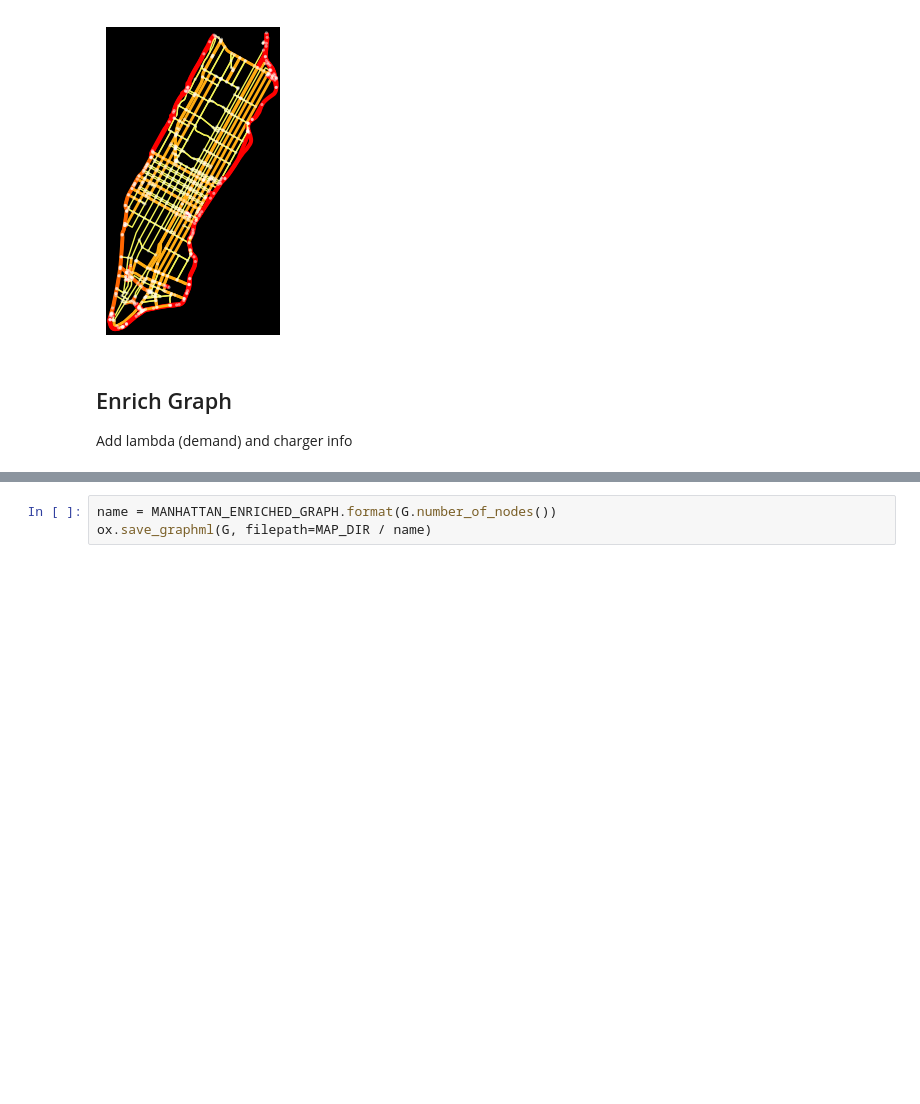
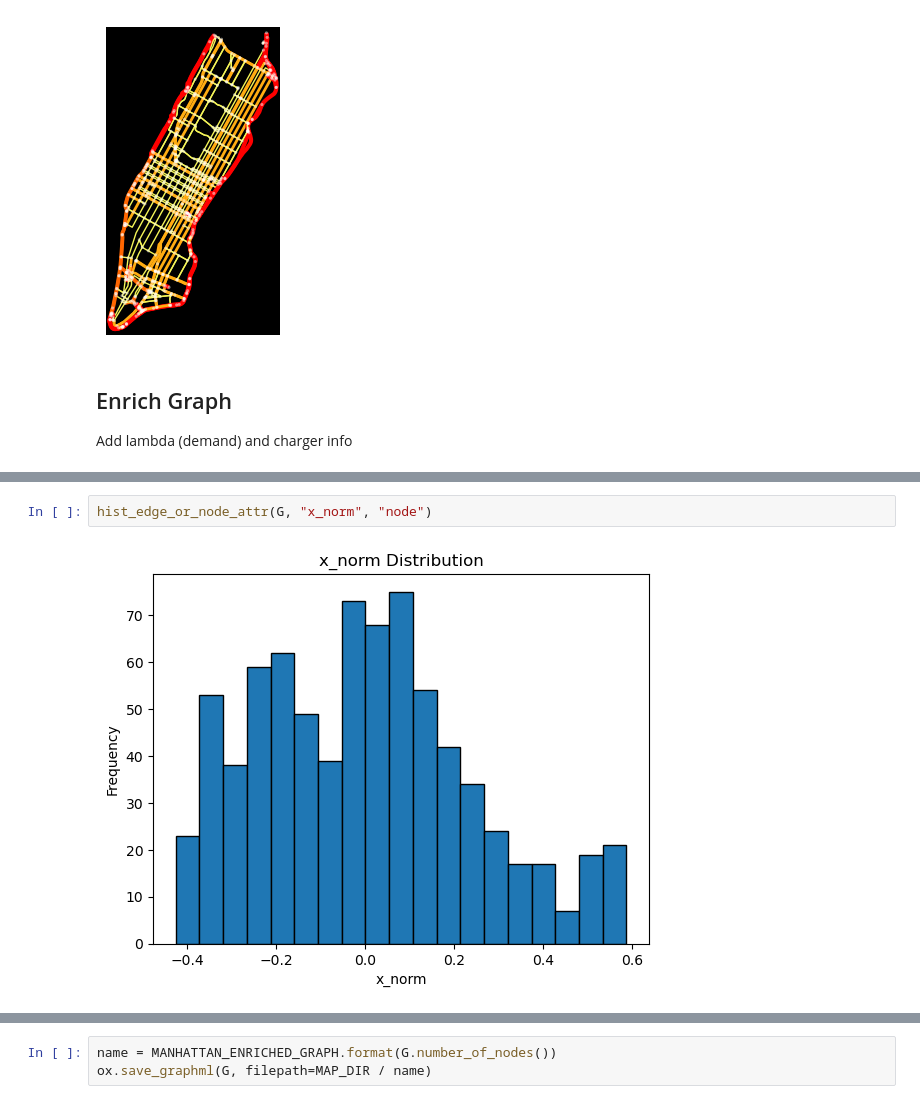
Before and after one commit to akseldkw07/Waymo-Agent, a Jupyter notebook: notebooks/SAVE-MAP.ipynb, the cells around one changed output, grey strips where cells are left out. Cells and saved outputs as stored; diff of their text form; blank space fills up the shorter version.

```diff
--- a/notebooks/SAVE-MAP.ipynb
+++ b/notebooks/SAVE-MAP.ipynb
@@ -109,5 +110,9 @@ plot_edge_or_node_attr(G, "y_norm", "node")
 # %% [output]
 [figure]
+# %%
+hist_edge_or_node_attr(G, "x_norm", "node")
+# %% [output]
+[figure, added]
 # %%
 edge_colors, edge_widths = get_edge_color_by_speed(G)
 node_colors, node_sizes = get_node_colors_and_sizes(G)
```
Also changed, not shown: parts of 11 cells of this notebook, 14 other files.
